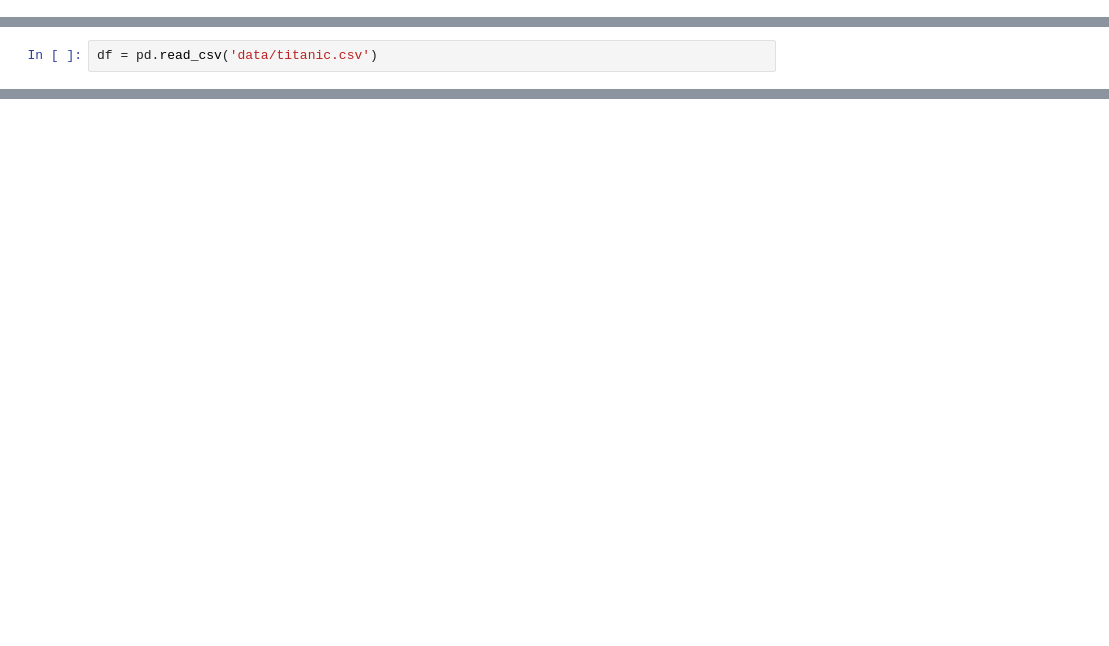
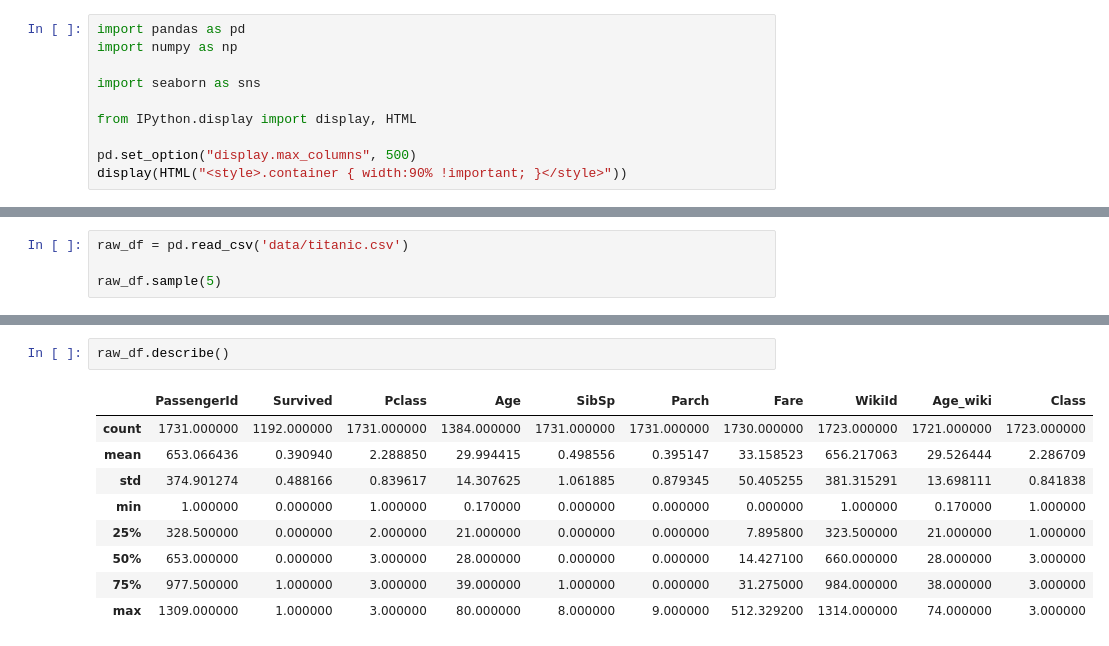
Before and after one commit to mantaspieza/two-day-project, a Jupyter notebook: project.ipynb, the cells around one changed output, grey strips where cells are left out. Cells and saved outputs as stored; diff of their text form; blank space fills up the shorter version.

```diff
--- a/project.ipynb
+++ b/project.ipynb
@@ -8,0 +5,10 @@ import numpy as np
+# %%
+import pandas as pd
+import numpy as np
+
+import seaborn as sns
+
+from IPython.display import display, HTML
+
+pd.set_option("display.max_columns", 500)
+display(HTML("<style>.container { width:90% !important; }</style>"))
@@ -9,2 +17,4 @@ import numpy as np
 # %%
-df = pd.read_csv('data/titanic.csv')
+raw_df = pd.read_csv('data/titanic.csv')
+
+raw_df.sample(5)
@@ -14,0 +52,12 @@ a = 'a'
+# %%
+raw_df.describe()
+# %% [output]
+|  | PassengerId | Survived | Pclass | Age | SibSp | Parch | Fare | WikiId | Age_wiki | Class |
+| count | 1731.000000 | 1192.000000 | 1731.000000 | 1384.000000 | 1731.000000 | 1731.000000 | 1730.000000 | 1723.000000 | 1721.000000 | 1723.000000 |
+| mean | 653.066436 | 0.390940 | 2.288850 | 29.994415 | 0.498556 | 0.395147 | 33.158523 | 656.217063 | 29.526444 | 2.286709 |
+| std | 374.901274 | 0.488166 | 0.839617 | 14.307625 | 1.061885 | 0.879345 | 50.405255 | 381.315291 | 13.698111 | 0.841838 |
+| min | 1.000000 | 0.000000 | 1.000000 | 0.170000 | 0.000000 | 0.000000 | 0.000000 | 1.000000 | 0.170000 | 1.000000 |
+| 25% | 328.500000 | 0.000000 | 2.000000 | 21.000000 | 0.000000 | 0.000000 | 7.895800 | 323.500000 | 21.000000 | 1.000000 |
+| 50% | 653.000000 | 0.000000 | 3.000000 | 28.000000 | 0.000000 | 0.000000 | 14.427100 | 660.000000 | 28.000000 | 3.000000 |
+| 75% | 977.500000 | 1.000000 | 3.000000 | 39.000000 | 1.000000 | 0.000000 | 31.275000 | 984.000000 | 38.000000 | 3.000000 |
+| max | 1309.000000 | 1.000000 | 3.000000 | 80.000000 | 8.000000 | 9.000000 | 512.329200 | 1314.000000 | 74.000000 | 3.000000 |
```
Also changed, not shown: parts of 28 cells of this notebook.
